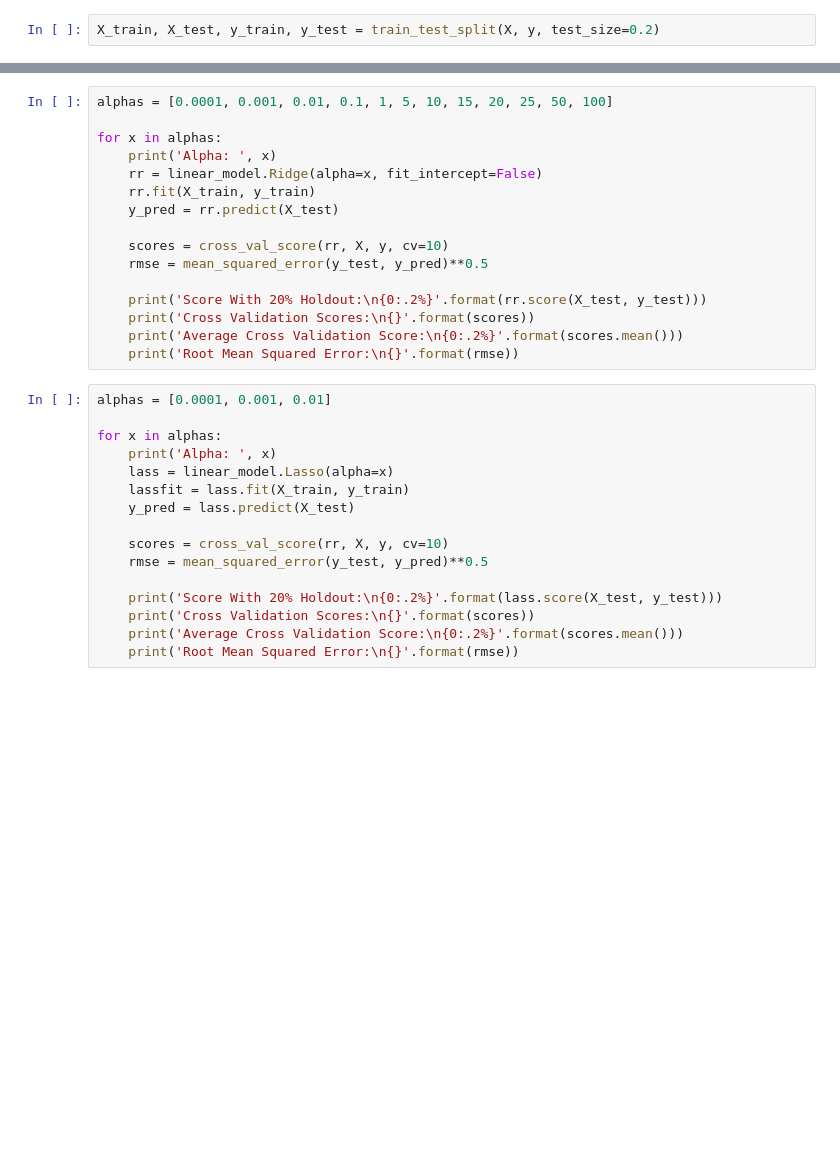
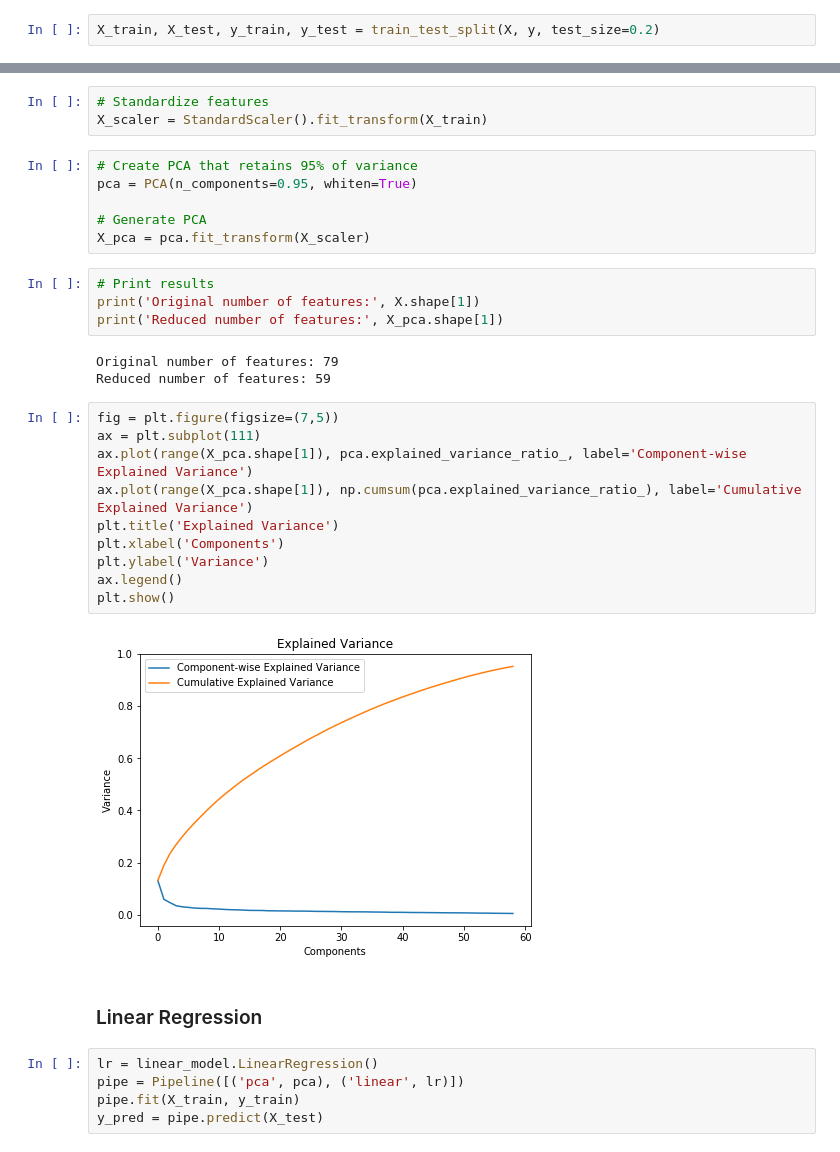
Before and after one commit to rakeshbhatia/thinkful, a Jupyter notebook: 3.7 Supervised Learning Capstone.ipynb, the cells around one changed output, grey strips where cells are left out. Drawn from its saved outputs; the diff is of its cells as text; blank space fills up the shorter version.

```diff
--- a/3.7 Supervised Learning Capstone.ipynb
+++ b/3.7 Supervised Learning Capstone.ipynb
@@ -917,32 +1286,35 @@ Root Mean Squared Error:
-# %%
-alphas = [0.0001, 0.001, 0.01, 0.1, 1, 5, 10, 15, 20, 25, 50, 100]
-
-for x in alphas:
-    print('Alpha: ', x)
-    rr = linear_model.Ridge(alpha=x, fit_intercept=False)
-    rr.fit(X_train, y_train)
-    y_pred = rr.predict(X_test)
-
-    scores = cross_val_score(rr, X, y, cv=10)
-    rmse = mean_squared_error(y_test, y_pred)**0.5
-
-    print('Score With 20% Holdout:\n{0:.2%}'.format(rr.score(X_test, y_test)))
-    print('Cross Validation Scores:\n{}'.format(scores))
-    print('Average Cross Validation Score:\n{0:.2%}'.format(scores.mean()))
-    print('Root Mean Squared Error:\n{}'.format(rmse))
-# %%
-alphas = [0.0001, 0.001, 0.01]
-
-for x in alphas:
-    print('Alpha: ', x)
-    lass = linear_model.Lasso(alpha=x)
-    lassfit = lass.fit(X_train, y_train)
-    y_pred = lass.predict(X_test)
-
-    scores = cross_val_score(rr, X, y, cv=10)
-    rmse = mean_squared_error(y_test, y_pred)**0.5
-
-    print('Score With 20% Holdout:\n{0:.2%}'.format(lass.score(X_test, y_test)))
-    print('Cross Validation Scores:\n{}'.format(scores))
-    print('Average Cross Validation Score:\n{0:.2%}'.format(scores.mean()))
-    print('Root Mean Squared Error:\n{}'.format(rmse))
+# %%
+# Standardize features
+X_scaler = StandardScaler().fit_transform(X_train)
+# %%
+# Create PCA that retains 95% of variance
+pca = PCA(n_components=0.95, whiten=True)
+
+# Generate PCA
+X_pca = pca.fit_transform(X_scaler)
+# %%
+# Print results
+print('Original number of features:', X.shape[1])
+print('Reduced number of features:', X_pca.shape[1])
+# %% [output]
+Original number of features: 79
+Reduced number of features: 59
+# %%
+fig = plt.figure(figsize=(7,5))
+ax = plt.subplot(111)
+ax.plot(range(X_pca.shape[1]), pca.explained_variance_ratio_, label='Component-wise Explained Variance')
+ax.plot(range(X_pca.shape[1]), np.cumsum(pca.explained_variance_ratio_), label='Cumulative Explained Variance')
+plt.title('Explained Variance')
+plt.xlabel('Components')
+plt.ylabel('Variance')
+ax.legend()
+plt.show()
+# %% [output]
+[figure, added]
+# %% [markdown]
+### Linear Regression
+# %%
+lr = linear_model.LinearRegression()
+pipe = Pipeline([('pca', pca), ('linear', lr)])
+pipe.fit(X_train, y_train)
+y_pred = pipe.predict(X_test)
```
Also changed, not shown: parts of 124 cells of this notebook.
